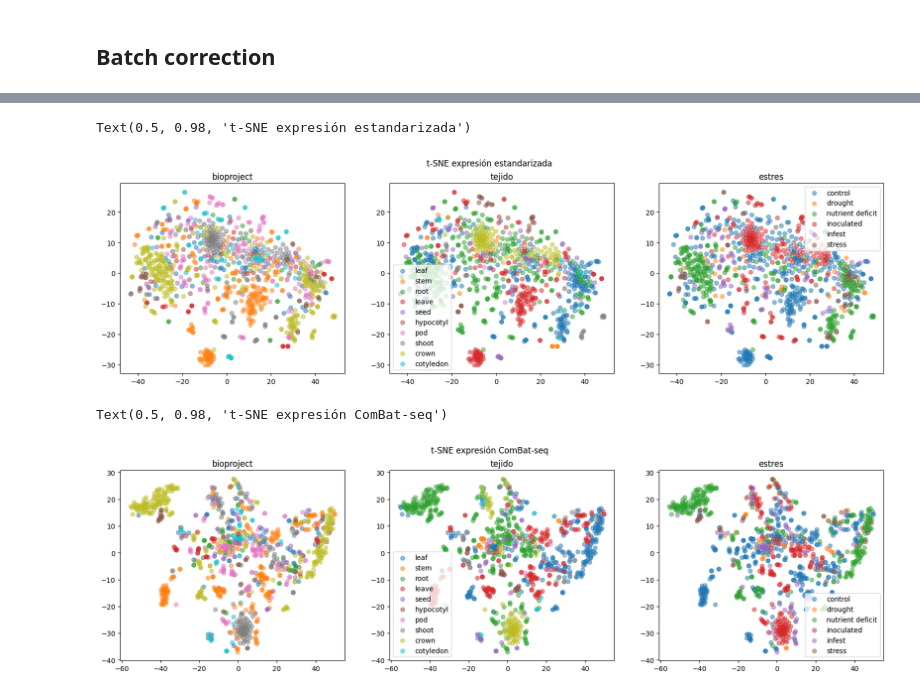
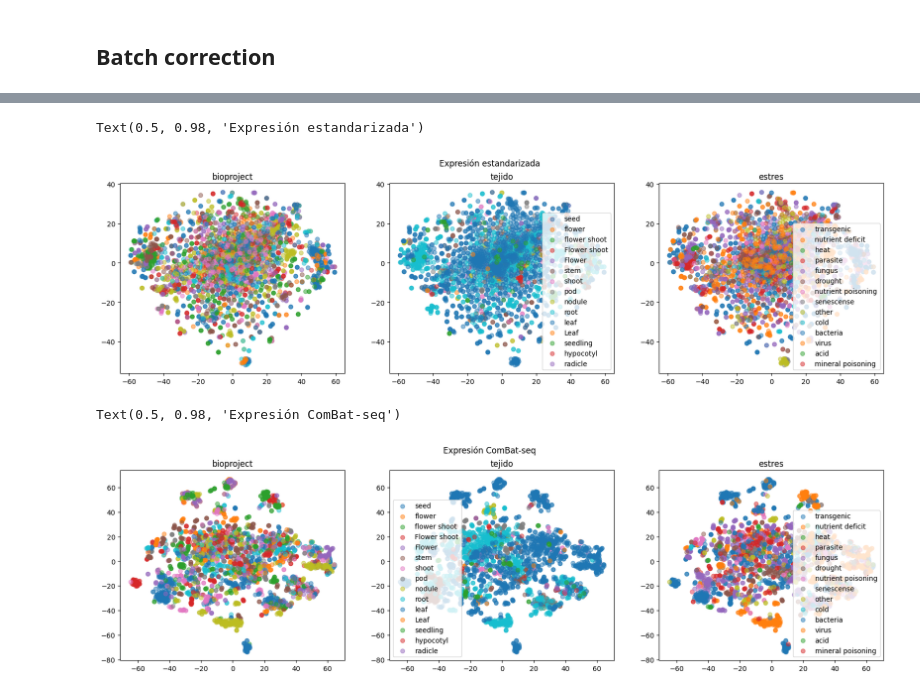
Before and after one commit to freire-guido/soy-biomarkers, a Jupyter notebook: modelado/preprocesado.ipynb, the cells around one changed output, grey strips where cells are left out. Cells and saved outputs as stored; diff of their text form; code cells hidden in the pictures.

Commit message:
annot nuevas

```diff
--- a/modelado/preprocesado.ipynb
+++ b/modelado/preprocesado.ipynb
@@ -115,0 +137,2 @@ sra, condicion = sra.align(condicion, join='right', axis=0)
+# %%
+filtrado, annot = filtrado.align(annot, join='inner', axis=0)
@@ -116,6 +145,6 @@ sra, condicion = sra.align(condicion, join='right', axis=0)
 # %% [markdown]
 ## Batch correction
 # %%
-combat = pycombat(filtrado.T, sra['bioproject']).T
+combat = pycombat(filtrado.T, annot['bioproject']).T
 combat
 # %% [output]
@@ -142,5 +174,5 @@ Adjusting the Data
 # %%
-estandar = filtrado.groupby(sra['bioproject']).apply(lambda g: pd.DataFrame(preprocessing.scale(g), index=g.index, columns=g.columns)).droplevel('bioproject')
+estandar = filtrado.groupby(annot['bioproject']).apply(lambda g: pd.DataFrame(preprocessing.scale(g), index=g.index, columns=g.columns)).droplevel('bioproject')
 # estandar = estandar.groupby(condicion['tejido']).apply(lambda g: pd.DataFrame(preprocessing.scale(g), index=g.index, columns=g.columns)).droplevel('tejido')
 estandar
 # %% [output]
@@ -160,0 +193,6 @@ estandar
+# %%
+annot = annot.drop(combat[combat.isna().sum(axis=1) > 0].index)
+estandar = estandar.drop(combat[combat.isna().sum(axis=1) > 0].index)
+combat = combat.drop(combat[combat.isna().sum(axis=1) > 0].index)
+
+annot
@@ -161,15 +214,15 @@ estandar
 # %%
-plot_los_tres(estandar, condicion, sra)
+plot_los_tres(estandar, annot)
 plt.suptitle('Expresión estandarizada')
 # %% [output]
-Text(0.5, 0.98, 't-SNE expresión estandarizada')
+Text(0.5, 0.98, 'Expresión estandarizada')
-[figure, old version]
+[figure, new version]
 # %%
-plot_los_tres(combat, condicion, sra)
+plot_los_tres(combat, annot)
 plt.suptitle('Expresión ComBat-seq')
 # %% [output]
-Text(0.5, 0.98, 't-SNE expresión ComBat-seq')
+Text(0.5, 0.98, 'Expresión ComBat-seq')
-[figure, old version]
+[figure, new version]
 # %%
 combat.to_parquet('combat.parquet')
 estandar.to_parquet('estandar.parquet')
```
Also changed, not shown: parts of 15 cells of this notebook, 5 other files.
